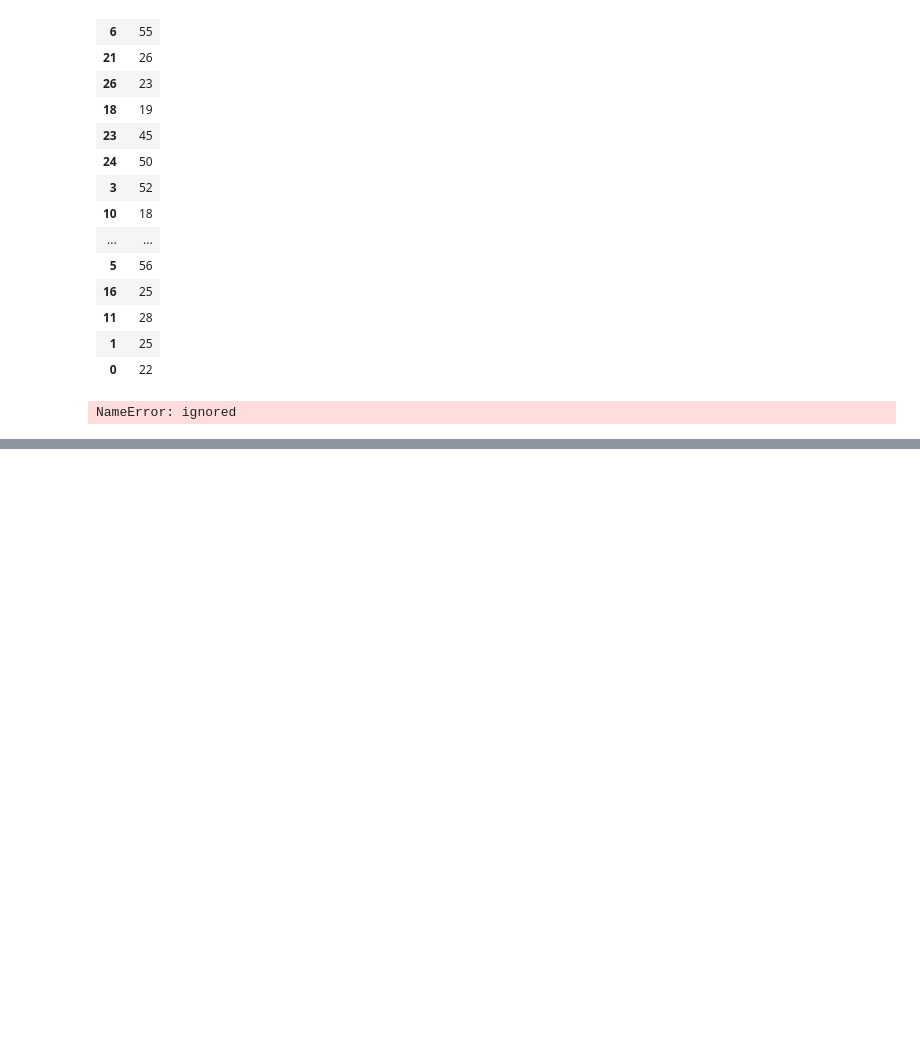
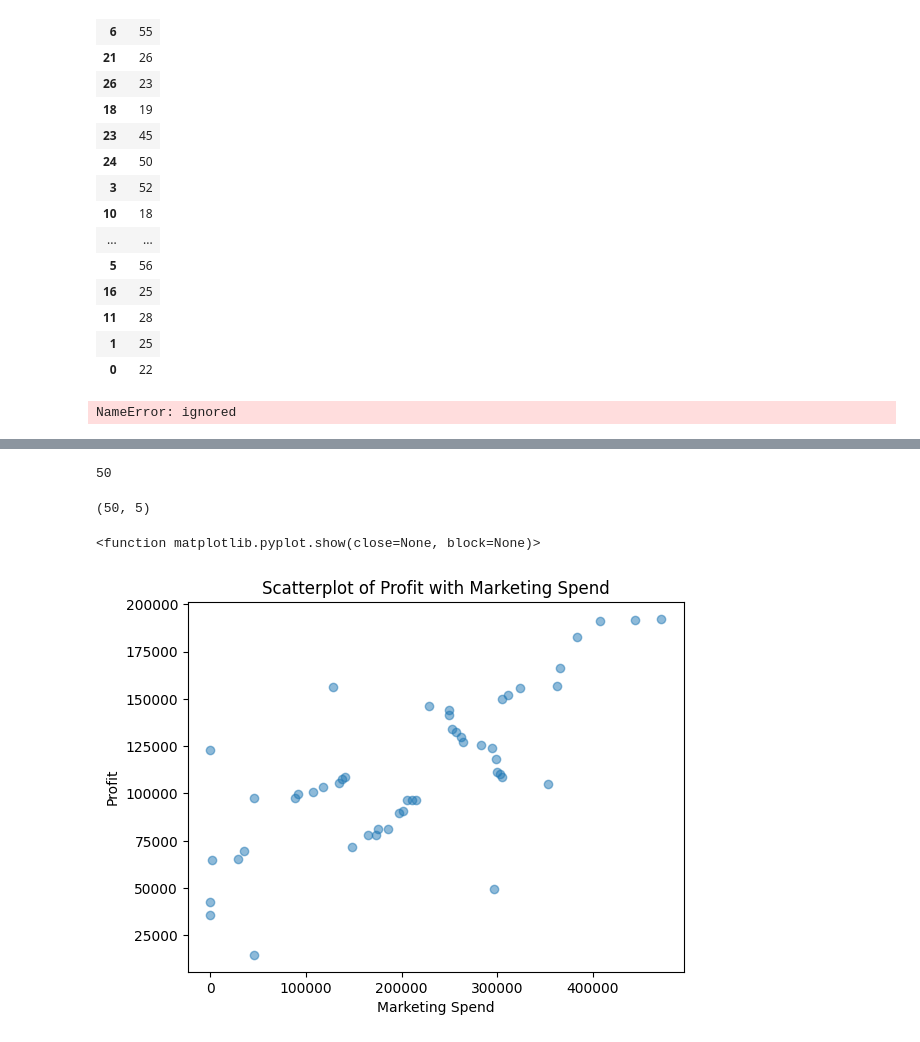
Before and after one commit to shivanginayak-bit/shivanginayak-bit, a Jupyter notebook: Pandas_Operations.ipynb, the cells around one changed output, grey strips where cells are left out. Drawn from its saved outputs; the diff is of its cells as text; code cells hidden in the pictures; blank space fills up the shorter version.

```diff
--- a/Pandas_Operations.ipynb
+++ b/Pandas_Operations.ipynb
@@ -1438,0 +1469,5 @@ NameError: ignored
+# %%
+file_path=('/content/50_Startups.csv')
+# %%
+df=pd.read_csv(file_path)
+df
@@ -1438,0 +1501,17 @@ NameError: ignored
+# %%
+len(df)
+# %% [output]
+50
+# %%
+df.shape
+# %% [output]
+(50, 5)
+# %%
+plt.scatter(df['Marketing Spend'], df['Profit'],alpha=0.5)
+plt.title('Scatterplot of Profit with Marketing Spend')
+plt.xlabel('Marketing Spend')
+plt.ylabel('Profit')
+plt.show
+# %% [output]
+<function matplotlib.pyplot.show(close=None, block=None)>
+[figure, added]
```
Also changed, not shown: parts of 9 cells of this notebook.
